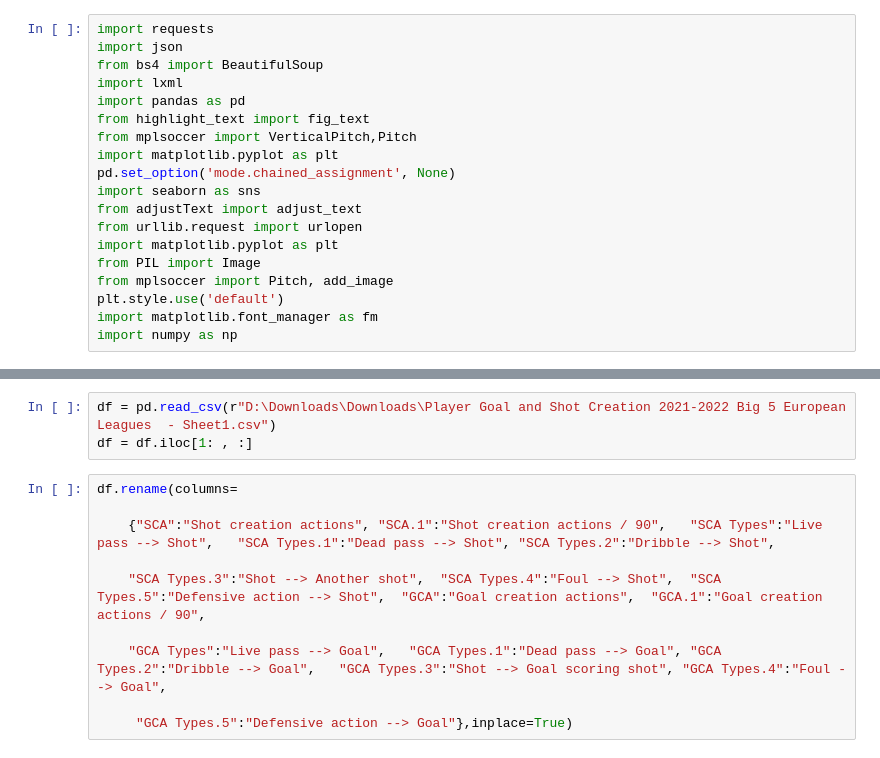
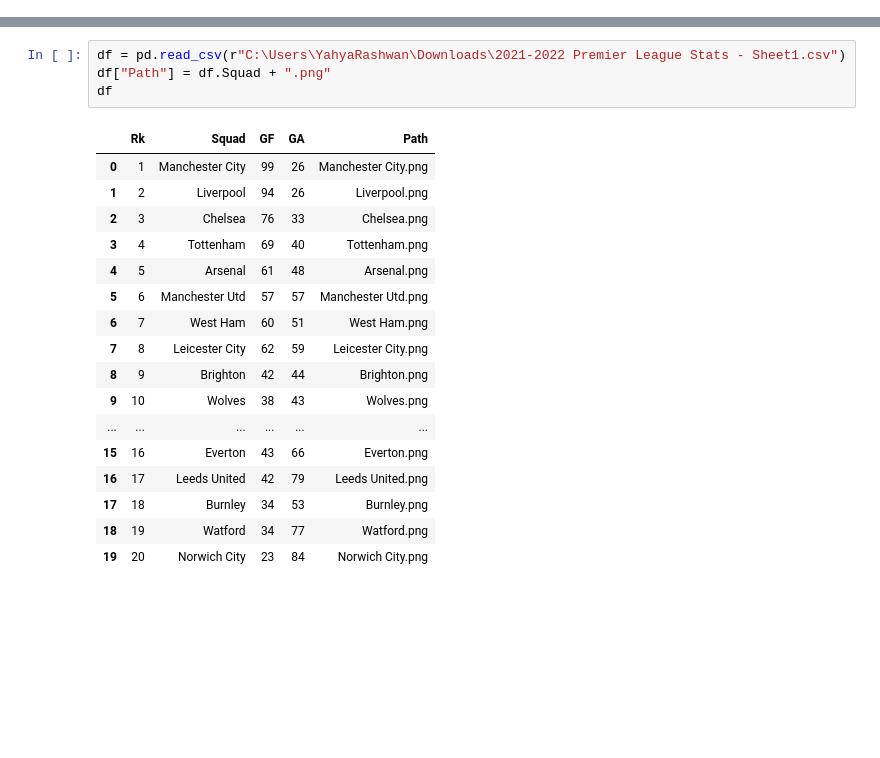
Before and after one commit to trezeguet74/FootballVisualsTemplates, a Jupyter notebook: Scatter plot.ipynb, the cells around one changed output, grey strips where cells are left out. Drawn from its saved outputs; the diff is of its cells as text; blank space fills up the shorter version.

```diff
--- a/Scatter plot.ipynb
+++ b/Scatter plot.ipynb
@@ -1,19 +0,0 @@
-# %%
-import requests
-import json
-from bs4 import BeautifulSoup
-import lxml
-import pandas as pd
-from highlight_text import fig_text
-from mplsoccer import VerticalPitch,Pitch
-import matplotlib.pyplot as plt
-pd.set_option('mode.chained_assignment', None)
-import seaborn as sns
-from adjustText import adjust_text
-from urllib.request import urlopen
-import matplotlib.pyplot as plt
-from PIL import Image
-from mplsoccer import Pitch, add_image
-plt.style.use('default')
-import matplotlib.font_manager as fm
-import numpy as np
@@ -20,13 +18,22 @@ import numpy as np
 # %%
-df = pd.read_csv(r"D:\Downloads\Downloads\Player Goal and Shot Creation 2021-2022 Big 5 European Leagues  - Sheet1.csv")
-df = df.iloc[1: , :]
+df = pd.read_csv(r"C:\Users\YahyaRashwan\Downloads\2021-2022 Premier League Stats - Sheet1.csv")
+df["Path"] = df.Squad + ".png"
+df
+# %% [output]
+|  | Rk | Squad | GF | GA | Path |
+| 0 | 1 | Manchester City | 99 | 26 | Manchester City.png |
+| 1 | 2 | Liverpool | 94 | 26 | Liverpool.png |
+| 2 | 3 | Chelsea | 76 | 33 | Chelsea.png |
+| 3 | 4 | Tottenham | 69 | 40 | Tottenham.png |
+| 4 | 5 | Arsenal | 61 | 48 | Arsenal.png |
+| 5 | 6 | Manchester Utd | 57 | 57 | Manchester Utd.png |
+| 6 | 7 | West Ham | 60 | 51 | West Ham.png |
+| 7 | 8 | Leicester City | 62 | 59 | Leicester City.png |
+| 8 | 9 | Brighton | 42 | 44 | Brighton.png |
+| 9 | 10 | Wolves | 38 | 43 | Wolves.png |
+| ... | ... | ... | ... | ... | ... |
+| 15 | 16 | Everton | 43 | 66 | Everton.png |
+| 16 | 17 | Leeds United | 42 | 79 | Leeds United.png |
+| 17 | 18 | Burnley | 34 | 53 | Burnley.png |
+| 18 | 19 | Watford | 34 | 77 | Watford.png |
+| 19 | 20 | Norwich City | 23 | 84 | Norwich City.png |
-# %%
-df.rename(columns=
-
-    {"SCA":"Shot creation actions", "SCA.1":"Shot creation actions / 90",   "SCA Types":"Live pass --> Shot",   "SCA Types.1":"Dead pass --> Shot", "SCA Types.2":"Dribble --> Shot",
-
-    "SCA Types.3":"Shot --> Another shot",  "SCA Types.4":"Foul --> Shot",  "SCA Types.5":"Defensive action --> Shot",  "GCA":"Goal creation actions",  "GCA.1":"Goal creation actions / 90",
-
-    "GCA Types":"Live pass --> Goal",   "GCA Types.1":"Dead pass --> Goal", "GCA Types.2":"Dribble --> Goal",   "GCA Types.3":"Shot --> Goal scoring shot", "GCA Types.4":"Foul --> Goal",
-
-     "GCA Types.5":"Defensive action --> Goal"},inplace=True)
```
Also changed, not shown: parts of 9 cells of this notebook.
